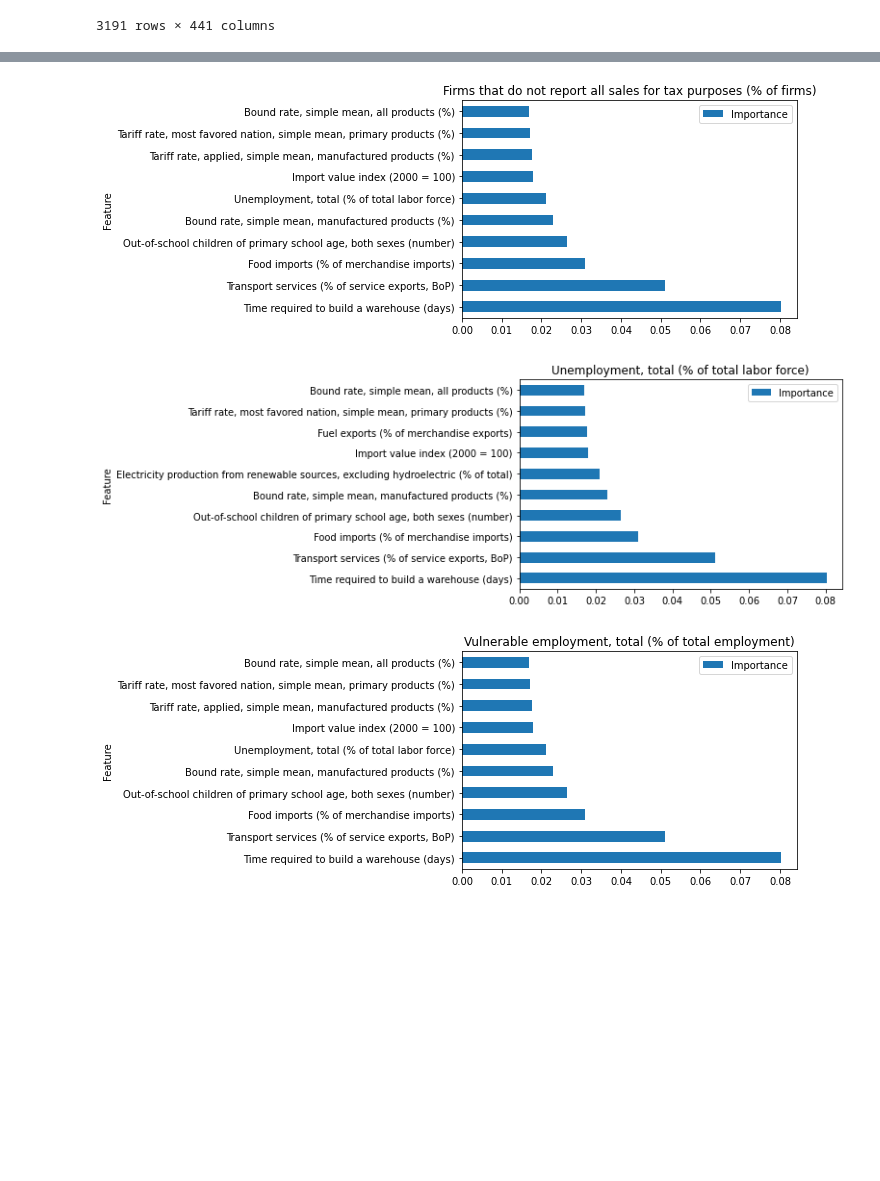
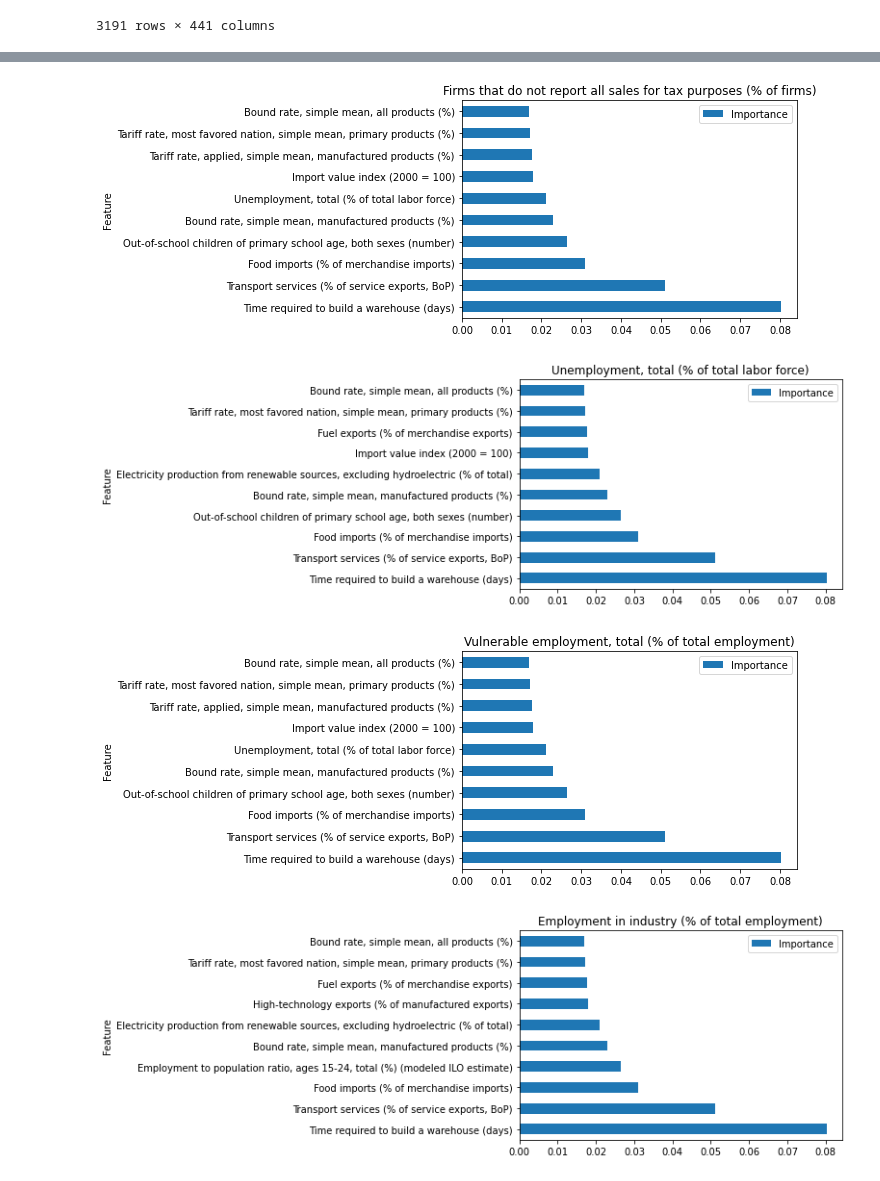
Before and after one commit to jaimevalero/world-development-indicators, a Jupyter notebook: jupyter/what-if.ipynb, the cells around one changed output, grey strips where cells are left out. Drawn from its saved outputs; the diff is of its cells as text; code cells hidden in the pictures; blank space fills up the shorter version.

```diff
--- a/jupyter/what-if.ipynb
+++ b/jupyter/what-if.ipynb
@@ -969,8 +969,10 @@ df_indicators.sort_values(by=['distance with average'], ascending=False)
 indicators_to_improve = ['Time required to start a business (days)',
                        'Firms that do not report all sales for tax purposes (% of firms)',
                        'Unemployment, total (% of total labor force)',
-                         'Vulnerable employment, total (% of total employment)'
+                         'Vulnerable employment, total (% of total employment)',
+                          'Employment in industry (% of total employment)',
                         ]
+NUMBER_OF_INDICATORS_PER_TARGET=8
 # %% [markdown]
 # Build model
 # %%
@@ -1146,16 +1143,18 @@ def get_data_for_training(X_column):
     #    kk[column]=((kk[column]-kk[column].min())/(kk[column].max()-kk[column].min()))
     return kk
 # %%
-secondary_features = []
-for indicator_to_improve in tqdm(indicators_to_improve) :
-    try :
-        kk                 = get_data_for_training(indicator_to_improve)
-        ax,perm_imp_rfpimp = train_data_for(kk,indicator_to_improve)
-        perm_imp_rfpimp = perm_imp_rfpimp.head(10)
-        perm_imp_rfpimp['Target indicator'] = indicator_to_improve
-        perm_imp_rfpimp['Feature'] = perm_imp_rfpimp.index
-        secondary_features.append(perm_imp_rfpimp)
-    except: continue
-df = pd.concat(secondary_features)
-df
+def get_features(indicators_to_improve):
+    secondary_features = []
+    for indicator_to_improve in tqdm(indicators_to_improve) :
+        try :
+            kk                 = get_data_for_training(indicator_to_improve)
+            ax,perm_imp_rfpimp = train_data_for(kk,indicator_to_improve)
+            perm_imp_rfpimp = perm_imp_rfpimp.head(NUMBER_OF_INDICATORS_PER_TARGET)
+            perm_imp_rfpimp['Target indicator'] = indicator_to_improve
+            perm_imp_rfpimp['Feature'] = perm_imp_rfpimp.index
+            secondary_features.append(perm_imp_rfpimp)
+        except: continue
+    return secondary_features
+
+secondary_features = get_features(indicators_to_improve)
 # %% [output]
@@ -1188,4 +1166,5 @@ R^2 Validation Score: 0.82
 [figure]
 [figure]
 [figure]
 [figure]
+[figure, added]
```
Also changed, not shown: parts of 20 cells of this notebook.
